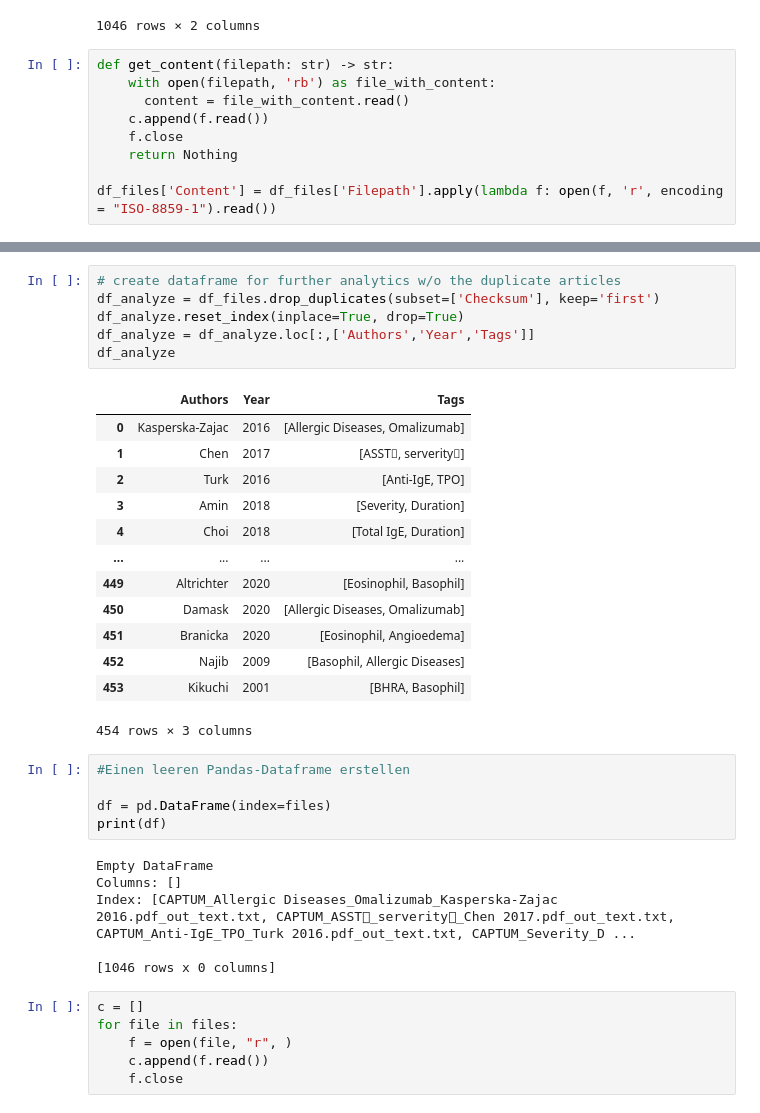
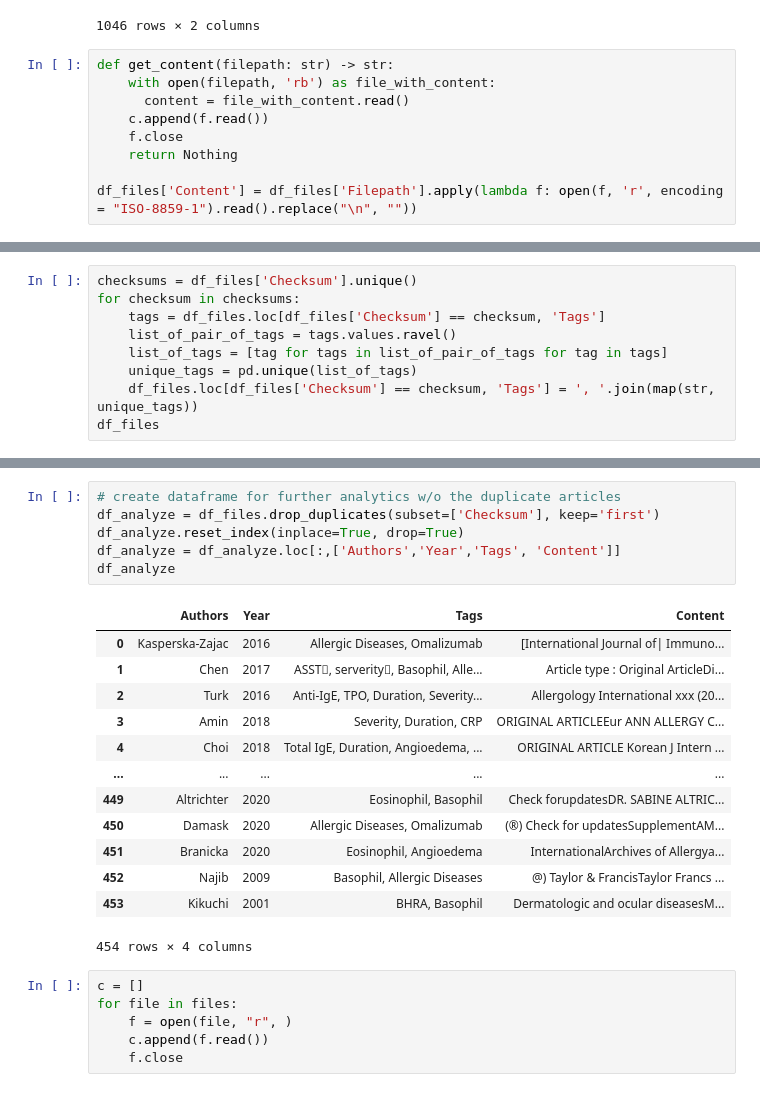
Before and after one commit to JulianSchmidtke/CAPTUM, a Jupyter notebook: AsuD_CAPTUM_v0.1.ipynb, the cells around one changed output, grey strips where cells are left out. Drawn from its saved outputs; the diff is of its cells as text.

```diff
--- a/AsuD_CAPTUM_v0.1.ipynb
+++ b/AsuD_CAPTUM_v0.1.ipynb
@@ -98,7 +98,7 @@ def get_content(filepath: str) -> str:
     f.close
     return Nothing
 
-df_files['Content'] = df_files['Filepath'].apply(lambda f: open(f, 'r', encoding = "ISO-8859-1").read())
+df_files['Content'] = df_files['Filepath'].apply(lambda f: open(f, 'r', encoding = "ISO-8859-1").read().replace("\n", ""))
 # %%
 fileNameTags = list(map(lambda fn: fn.split('_')[0:-2],df_files['Filepath']))
 
@@ -125 +125,10 @@ df_files
 1046 rows × 7 columns
+# %%
+checksums = df_files['Checksum'].unique()
+for checksum in checksums:
+    tags = df_files.loc[df_files['Checksum'] == checksum, 'Tags']
+    list_of_pair_of_tags = tags.values.ravel()
+    list_of_tags = [tag for tags in list_of_pair_of_tags for tag in tags]
+    unique_tags = pd.unique(list_of_tags)
+    df_files.loc[df_files['Checksum'] == checksum, 'Tags'] = ', '.join(map(str, unique_tags))
+df_files
@@ -126,34 +149,23 @@ df_files
 # %%
 # create dataframe for further analytics w/o the duplicate articles
 df_analyze = df_files.drop_duplicates(subset=['Checksum'], keep='first')
 df_analyze.reset_index(inplace=True, drop=True)
-df_analyze = df_analyze.loc[:,['Authors','Year','Tags']]
+df_analyze = df_analyze.loc[:,['Authors','Year','Tags', 'Content']]
 df_analyze
 # %% [output]
-|  | Authors | Year | Tags |
-| 0 | Kasperska-Zajac | 2016 | [Allergic Diseases, Omalizumab] |
-| 1 | Chen | 2017 | [ASST, serverity] |
-| 2 | Turk | 2016 | [Anti-IgE, TPO] |
-| 3 | Amin | 2018 | [Severity, Duration] |
-| 4 | Choi | 2018 | [Total IgE, Duration] |
-| ... | ... | ... | ... |
-| 449 | Altrichter | 2020 | [Eosinophil, Basophil] |
-| 450 | Damask | 2020 | [Allergic Diseases, Omalizumab] |
-| 451 | Branicka | 2020 | [Eosinophil, Angioedema] |
-| 452 | Najib | 2009 | [Basophil, Allergic Diseases] |
-| 453 | Kikuchi | 2001 | [BHRA, Basophil] |
+|  | Authors | Year | Tags | Content |
+| 0 | Kasperska-Zajac | 2016 | Allergic Diseases, Omalizumab | [International Journal of| Immuno... |
+| 1 | Chen | 2017 | ASST, serverity, Basophil, Alle... | Article type : Original ArticleDi... |
+| 2 | Turk | 2016 | Anti-IgE, TPO, Duration, Severity... | Allergology International xxx (20... |
+| 3 | Amin | 2018 | Severity, Duration, CRP | ORIGINAL ARTICLEEur ANN ALLERGY C... |
+| 4 | Choi | 2018 | Total IgE, Duration, Angioedema, ... | ORIGINAL ARTICLE Korean J Intern ... |
+| ... | ... | ... | ... | ... |
+| 449 | Altrichter | 2020 | Eosinophil, Basophil | Check forupdatesDR. SABINE ALTRIC... |
+| 450 | Damask | 2020 | Allergic Diseases, Omalizumab | (®) Check for updatesSupplementAM... |
+| 451 | Branicka | 2020 | Eosinophil, Angioedema | InternationalArchives of Allergya... |
+| 452 | Najib | 2009 | Basophil, Allergic Diseases | @) Taylor & FrancisTaylor Francs ... |
+| 453 | Kikuchi | 2001 | BHRA, Basophil | Dermatologic and ocular diseasesM... |
-454 rows × 3 columns
+454 rows × 4 columns
-# %%
-#Einen leeren Pandas-Dataframe erstellen
-
-df = pd.DataFrame(index=files)
-print(df)
-# %% [output]
-Empty DataFrame
-Columns: []
-Index: [CAPTUM_Allergic Diseases_Omalizumab_Kasperska-Zajac 2016.pdf_out_text.txt, CAPTUM_ASST_serverity_Chen 2017.pdf_out_text.txt, CAPTUM_Anti-IgE_TPO_Turk 2016.pdf_out_text.txt, CAPTUM_Severity_D ...
-
-[1046 rows x 0 columns]
 # %%
 c = []
 for file in files:
```
Also changed, not shown: parts of 2 cells of this notebook.
